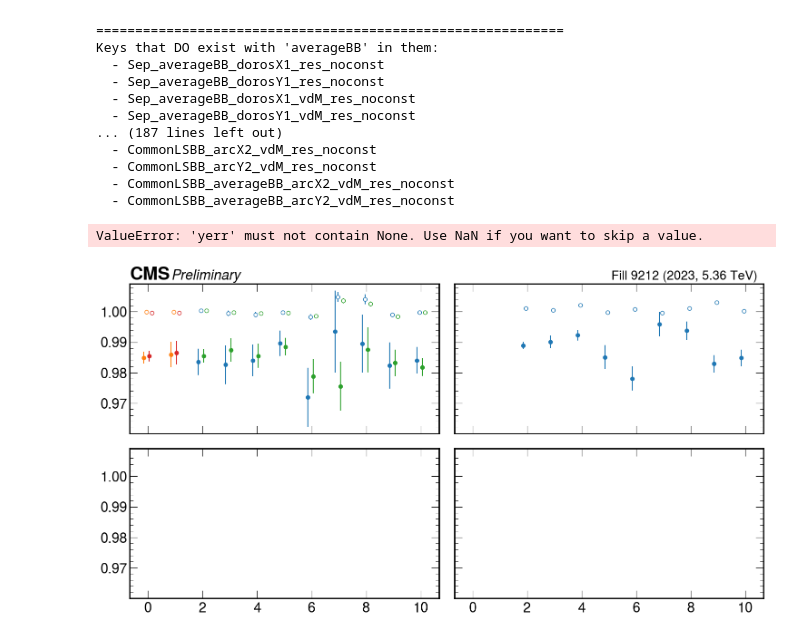
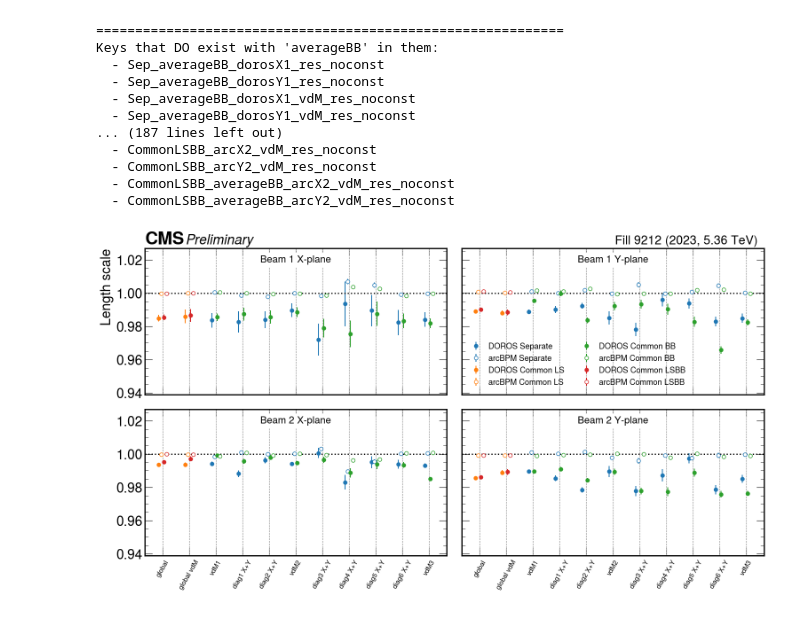
Before and after one commit to JesusVlz/PbPb-OrbitDrift, a Jupyter notebook: residuals_fixed_gamma.ipynb, the cells around one changed output. Cells and saved outputs as stored; diff of their text form; code cells hidden in the pictures.

```diff
--- a/residuals_fixed_gamma.ipynb
+++ b/residuals_fixed_gamma.ipynb
@@ -810,7 +810,7 @@ for beam in range(1,3) : #beam 1 or 2
             for i in range(0,len(scan_names[coord])):
                 fit_params[method][bpm + coord].add( 'alpha_%i' % (i+1), value=1., min=0.9,  max=1.1)
                 if(non_moving[coord][i] is True) : fit_params[method][bpm + coord]['alpha_%i' % (i+1)].vary = False
-                fit_params[method][bpm + coord].add( 'beta_%i' % (i+1), value=1, min=-3.0,  max=3.0)
+                fit_params[method][bpm + coord].add( 'beta_%i' % (i+1), value=1.0)  # beta is linear; the old +/-3 bound clipped arcBPM PbPb fits
                 fit_params[method][bpm + coord].add( 'const_%i' % (i+1), value=0.0, min=-0.5, max=0.5)
                 fit_params[method][bpm + coord].add( 'gamma_%i' % (i+1), value=0.0, min=-0.5, max=0.5)
                 if(non_moving[coord][i] is True or all_moving[coord][i] is True) : fit_params[method][bpm + coord]['gamma_%i' % (i+1)].vary = False
@@ -824,7 +824,7 @@ for beam in range(1,3) : #beam 1 or 2
             for i in range(0,len(scan_names[coord + 'vdM'])):
                 fit_params[method][bpm + coord + 'vdM'].add( 'alpha_%i' % (i+1), value=1., min=0.9,  max=1.1)
                 if(non_moving[coord + 'vdM'][i] is True) : fit_params[method][bpm + coord + 'vdM']['alpha_%i' % (i+1)].vary = False
-                fit_params[method][bpm + coord + 'vdM'].add( 'beta_%i' % (i+1), value=1, min=-3.0,  max=3.0)
+                fit_params[method][bpm + coord + 'vdM'].add( 'beta_%i' % (i+1), value=1.0)  # beta is linear; the old +/-3 bound clipped arcBPM PbPb fits
                 fit_params[method][bpm + coord + 'vdM'].add( 'const_%i' % (i+1), value=0.0, min=-0.5, max=0.5)
                 fit_params[method][bpm + coord + 'vdM'].add( 'gamma_%i' % (i+1), value=0.0, min=-0.5, max=0.5)
                 if(non_moving[coord + 'vdM'][i] is True or all_moving[coord + 'vdM'][i] is True) : fit_params[method][bpm + coord + 'vdM']['gamma_%i' % (i+1)].vary = False
@@ -847,7 +847,7 @@ for beam in range(1,3) : #beam 1 or 2
             for i in range(0,len(scan_names[coord])) :
                 fit_params[method][bpm + coord].add( 'alpha_%i' % (i+1), value=1., min=0.9,  max=1.1)
                 if(non_moving[coord][i] is True) : fit_params[method][bpm + coord]['alpha_%i' % (i+1)].vary = False
-                fit_params[method][bpm + coord].add( 'beta_%i' % (i+1), value=1, min=-3.0,  max=3.0)
+                fit_params[method][bpm + coord].add( 'beta_%i' % (i+1), value=1.0)  # beta is linear; the old +/-3 bound clipped arcBPM PbPb fits
                 fit_params[method][bpm + coord].add( 'const_%i' % (i+1), value=0.0, min=-0.5, max=0.5)
                 fit_params[method][bpm + coord].add( 'gamma_%i' % (i+1), value=0.0, min=-0.5, max=0.5)
                 if(non_moving[coord][i] is True or all_moving[coord][i] is True) : fit_params[method][bpm + coord]['gamma_%i' % (i+1)].vary = False
@@ -862,7 +862,7 @@ for beam in range(1,3) : #beam 1 or 2
             for i in range(0,len(scan_names[coord + 'vdM'])) :
                 fit_params[method][bpm + coord + 'vdM'].add( 'alpha_%i' % (i+1), value=1., min=0.9,  max=1.1)
                 if(non_moving[coord + 'vdM'][i] is True) : fit_params[method][bpm + coord + 'vdM']['alpha_%i' % (i+1)].vary = False
-                fit_params[method][bpm + coord + 'vdM'].add( 'beta_%i' % (i+1), value=1, min=-3.0,  max=3.0)
+                fit_params[method][bpm + coord + 'vdM'].add( 'beta_%i' % (i+1), value=1.0)  # beta is linear; the old +/-3 bound clipped arcBPM PbPb fits
                 fit_params[method][bpm + coord + 'vdM'].add( 'const_%i' % (i+1), value=0.0, min=-0.5, max=0.5)
                 fit_params[method][bpm + coord + 'vdM'].add( 'gamma_%i' % (i+1), value=0.0, min=-0.5, max=0.5)
                 if(non_moving[coord + 'vdM'][i] is True or all_moving[coord + 'vdM'][i] is True) : fit_params[method][bpm + coord + 'vdM']['gamma_%i' % (i+1)].vary = False
@@ -886,7 +886,7 @@ for beam in range(1,3) : #beam 1 or 2
             for i in range(0,len(scan_names[coord])):
                 fit_params[method][bpm + coord].add( 'alpha_%i' % (i+1), value=1., min=0.9,  max=1.1)
                 if(non_moving[coord][i] is True) : fit_params[method][bpm + coord]['alpha_%i' % (i+1)].vary = False
-                fit_params[method][bpm + coord].add( 'beta_%i' % (i+1), value=1, min=-3.0,  max=3.0)
+                fit_params[method][bpm + coord].add( 'beta_%i' % (i+1), value=1.0)  # beta is linear; the old +/-3 bound clipped arcBPM PbPb fits
                 fit_params[method][bpm + coord].add( 'const_%i' % (i+1), value=0.0, min=-0.5, max=0.5)
                 fit_params[method][bpm + coord].add( 'gamma_%i' % (i+1), value=0.0, min=-0.5, max=0.5)
                 if(non_moving[coord][i] is True or all_moving[coord][i] is True) : fit_params[method][bpm + coord]['gamma_%i' % (i+1)].vary = False
@@ -901,7 +901,7 @@ for beam in range(1,3) : #beam 1 or 2
             for i in range(0,len(scan_names[coord + 'vdM'])):
                 fit_params[method][bpm + coord + 'vdM'].add( 'alpha_%i' % (i+1), value=1., min=0.9,  max=1.1)
                 if(non_moving[coord + 'vdM'][i] is True) : fit_params[method][bpm + coord + 'vdM']['alpha_%i' % (i+1)].vary = False
-                fit_params[method][bpm + coord + 'vdM'].add( 'beta_%i' % (i+1), value=1, min=-3.0,  max=3.0)
+                fit_params[method][bpm + coord + 'vdM'].add( 'beta_%i' % (i+1), value=1.0)  # beta is linear; the old +/-3 bound clipped arcBPM PbPb fits
                 fit_params[method][bpm + coord + 'vdM'].add( 'const_%i' % (i+1), value=0.0, min=-0.5, max=0.5)
                 fit_params[method][bpm + coord + 'vdM'].add( 'gamma_%i' % (i+1), value=0.0, min=-0.5, max=0.5)
                 if(non_moving[coord + 'vdM'][i] is True or all_moving[coord + 'vdM'][i] is True) : fit_params[method][bpm + coord + 'vdM']['gamma_%i' % (i+1)].vary = False
@@ -925,7 +925,7 @@ for beam in range(1,3) : #beam 1 or 2
             for i in range(0,len(scan_names[coord])):
                 fit_params[method][bpm + coord].add( 'alpha_%i' % (i+1), value=1., min=0.9,  max=1.1)
                 if(non_moving[coord][i] is True) : fit_params[method][bpm + coord]['alpha_%i' % (i+1)].vary = False
-                fit_params[method][bpm + coord].add( 'beta_%i' % (i+1), value=1, min=-3.0,  max=3.0)
+                fit_params[method][bpm + coord].add( 'beta_%i' % (i+1), value=1.0)  # beta is linear; the old +/-3 bound clipped arcBPM PbPb fits
                 fit_params[method][bpm + coord].add( 'const_%i' % (i+1), value=0.0, min=-0.5, max=0.5)
                 fit_params[method][bpm + coord].add( 'gamma_%i' % (i+1), value=0.0, min=-0.5, max=0.5)
                 if(non_moving[coord][i] is True or all_moving[coord][i] is True) : fit_params[method][bpm + coord]['gamma_%i' % (i+1)].vary = False
@@ -941,7 +941,7 @@ for beam in range(1,3) : #beam 1 or 2
             for i in range(0,len(scan_names[coord + 'vdM'])):
                 fit_params[method][bpm + coord + 'vdM'].add( 'alpha_%i' % (i+1), value=1., min=0.9,  max=1.1)
                 if(non_moving[coord + 'vdM'][i] is True) : fit_params[method][bpm + coord + 'vdM']['alpha_%i' % (i+1)].vary = False
-                fit_params[method][bpm + coord + 'vdM'].add( 'beta_%i' % (i+1), value=1, min=-3.0,  max=3.0)
+                fit_params[method][bpm + coord + 'vdM'].add( 'beta_%i' % (i+1), value=1.0)  # beta is linear; the old +/-3 bound clipped arcBPM PbPb fits
                 fit_params[method][bpm + coord + 'vdM'].add( 'const_%i' % (i+1), value=0.0, min=-0.5, max=0.5)
                 fit_params[method][bpm + coord + 'vdM'].add( 'gamma_%i' % (i+1), value=0.0, min=-0.5, max=0.5)
                 if(non_moving[coord + 'vdM'][i] is True or all_moving[coord + 'vdM'][i] is True) : fit_params[method][bpm + coord + 'vdM']['gamma_%i' % (i+1)].vary = False
@@ -1369,29 +1404,17 @@ for i in range(0,len(subplots)) :
             xticks.append(label)
             for method in fit_results :
                 dorosFits.setdefault(method,[]).append(data_array[scan][method + '_doros' + subplots[i] + '_' + param].value)
-                dorosFits.setdefault(method + 'Err',[]).append(data_array[scan][method + '_doros' + subplots[i] + '_' + param].stderr)
+                dorosFits.setdefault(method + 'Err',[]).append(fit_stderr(data_array[scan][method + '_doros' + subplots[i] + '_' + param]))
                 arcFits.setdefault(method,[]).append(data_array[scan][method + '_arc' + subplots[i] + '_' + param].value)
-                arcFits.setdefault(method + 'Err',[]).append(data_array[scan][method + '_arc' + subplots[i] + '_' + param].stderr)
+                arcFits.setdefault(method + 'Err',[]).append(fit_stderr(data_array[scan][method + '_arc' + subplots[i] + '_' + param]))
                 if data_array[scan].get('subscan') == 'vdM' and data_array[scan].get(method + '_doros' + subplots[i] + 'vdM_' + param) != None:
                     dorosFits.setdefault(method + 'vdM',[]).append(data_array[scan][method + '_doros' + subplots[i] + 'vdM_' + param].value)
-                    dorosFits.setdefault(method + 'vdMErr',[]).append(data_array[scan][method + '_doros' + subplots[i] + 'vdM_' + param].stderr)
-                    arcFits.setdefault(method + 'vdM',[]).append(data_array[scan][method + '_arc' + subplots[i] + '_' + param].value)
-                    arcFits.setdefault(method + 'vdMErr',[]).append(data_array[scan][method + '_arc' + subplots[i] + 'vdM_' + param].stderr)
+                    dorosFits.setdefault(method + 'vdMErr',[]).append(fit_stderr(data_array[scan][method + '_doros' + subplots[i] + 'vdM_' + param]))
+                    arcFits.setdefault(method + 'vdM',[]).append(data_array[scan][method + '_arc' + subplots[i] + 'vdM_' + param].value)
+                    arcFits.setdefault(method + 'vdMErr',[]).append(fit_stderr(data_array[scan][method + '_arc' + subplots[i] + 'vdM_' + param]))
     ticks = np.arange(0, len(dorosFits['Sep'])+2, 1)
     xarray = [j for j in range(2,len(dorosFits['Sep'])+2)]
-    ### remove not fitted length scales from the separate results ###
-    if(0 in dorosFits['SepErr']) :
-        while 0 in dorosFits['SepErr']:
-            zeroerr = dorosFits['SepErr'].index(0)
-            xarray.pop(zeroerr)
-            dorosFits['Sep'].pop(zeroerr)
-            dorosFits['SepErr'].pop(zeroerr)
-            dorosFits['CommonBB'].pop(zeroerr)
-            dorosFits['CommonBBErr'].pop(zeroerr)
-            arcFits['Sep'].pop(zeroerr)
-            arcFits['SepErr'].pop(zeroerr)
-            arcFits['CommonBB'].pop(zeroerr)
-            arcFits['CommonBBErr'].pop(zeroerr)
+    # Keep fixed alpha points; their yerr is NaN because no alpha was fitted.
     ### sep fits ###
     ax[i].errorbar(np.array(xarray)-0.15, np.array(dorosFits['Sep']),np.array(dorosFits['SepErr']),fmt ='o',color=colors[0],label='DOROS Separate')
     ax[i].errorbar(np.array(xarray)-0.05, np.array(arcFits['Sep']),np.array(arcFits['SepErr']),fmt ='o',mfc='w',color=colors[0],label='arcBPM Separate')
@@ -1412,38 +1435,38 @@ for i in range(0,len(subplots)) :
 if fill == '6868' : ax[0].set_ylim(0.971,1.015)
 if fill == '8999' : ax[0].set_ylim(0.968,1.007)
 if fill == '9626' : ax[0].set_ylim(0.959,1.007)
+if fill == '9212' : ax[0].set_ylim(0.939,1.027)
 
 ### text labels ###
 for axis in ax:
     plt.sca(axis)
     plt.xticks(ticks, labels=np.array(xticks), rotation = 60, fontsize=11)
 
 for i in range(0,len(subplots)) :
     ticks = ax[i].get_xticks()
     ax[i].axhline(y=1.0, color='black', linestyle='dotted', linewidth=2.0)
     for tick in ticks:
         ax[i].axvline(x=tick, color='gray', linestyle='--', linewidth=0.8)
 
 ### text beam + plane ###
 ax[0].text(0.5,0.92,"Beam 1 X-plane",transform=ax[0].transAxes,horizontalalignment='center',verticalalignment='center',fontsize=16,bbox=dict(fc='white',ec='white'))
 ax[1].text(0.5,0.92,"Beam 1 Y-plane",transform=ax[1].transAxes,horizontalalignment='center',verticalalignment='center',fontsize=16,bbox=dict(fc='white',ec='white'))
 ax[2].text(0.5,0.92,"Beam 2 X-plane",transform=ax[2].transAxes,horizontalalignment='center',verticalalignment='center',fontsize=16,bbox=dict(fc='white',ec='white'))
 ax[3].text(0.5,0.92,"Beam 2 Y-plane",transform=ax[3].transAxes,horizontalalignment='center',verticalalignment='center',fontsize=16,bbox=dict(fc='white',ec='white'))
 
 ax[0].set_ylabel("Length scale", fontsize=22)
 #if fill == 9639 : ax[1].legend(ncol=2,loc='center right',prop={'size':13})
 #if fill == 9626 : ax[1].legend(ncol=2,loc='center right',prop={'size':13})
 if year[fill] == 2023 : ax[1].legend(ncol=2,loc='lower left',prop={'size':13})
 if year[fill] == 2017 : ax[0].legend(ncol=2,loc='lower right',prop={'size':13})
 if year[fill] == 2018 : ax[0].legend(ncol=2,loc='lower right',prop={'size':13})
 if year[fill] == 2024 : ax[0].legend(ncol=2,loc='lower left',prop={'size':8})
 
 #plt.legend(bbox_to_anchor=(1.01, 0.75), ncol=1, loc="lower left", prop={'size': 16})
 plt.savefig(PATH + 'figures_fill' + fill + '/length_scales_' + fill + '.pdf',bbox_inches='tight')
 plt.savefig(PATH + 'figures_fill' + fill + '/length_scales_' + fill + '.png',bbox_inches='tight')
 # %% [output]
-ValueError: 'yerr' must not contain None. Use NaN if you want to skip a value.
-[figure, old version]
+[figure, new version]
 # %%
 ### merged bb plots (for AN and approval) ###
 cmap = plt.get_cmap('tab10')
```
Also changed, not shown: parts of 8 cells of this notebook.
